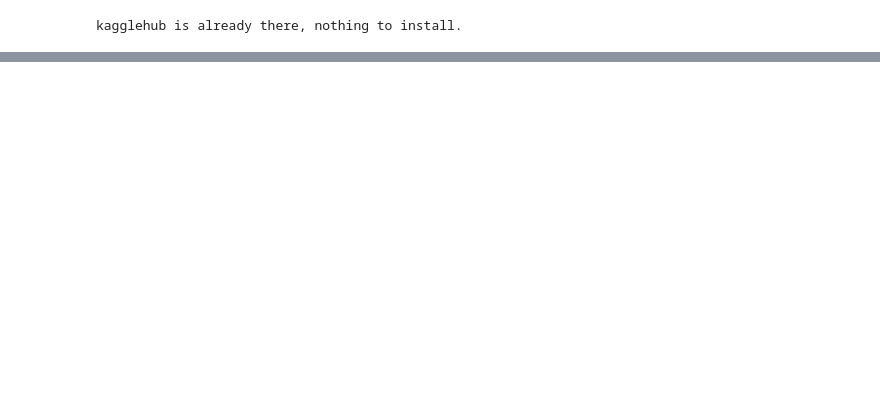
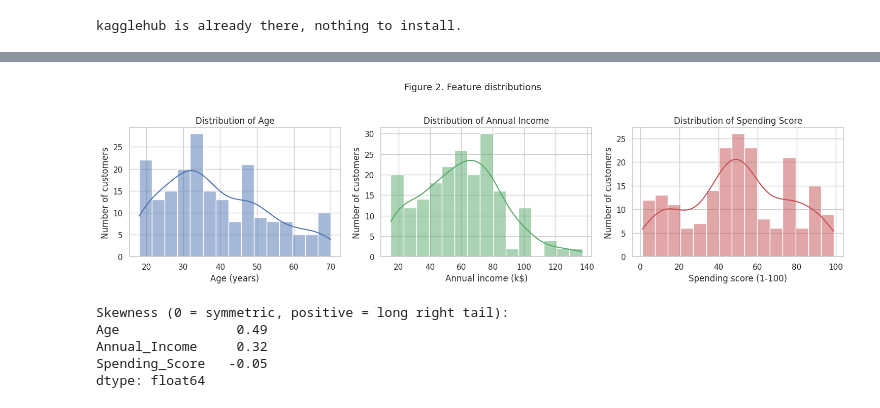
Before and after one commit to emysanceo/AsikonML, a Jupyter notebook: ASIKON_Mall_Customer_Segmentation.ipynb, the cells around one changed output, grey strips where cells are left out. Drawn from its saved outputs; the diff is of its cells as text; code cells hidden in the pictures; blank space fills up the shorter version.

```diff
--- a/ASIKON_Mall_Customer_Segmentation.ipynb
+++ b/ASIKON_Mall_Customer_Segmentation.ipynb
@@ -60,0 +125,28 @@ Data loaded! Shape: (200, 5)
+# %%
+def find_column(data, keywords, exact=False):
+    # Return the first column whose name matches one of the keywords
+    for col in data.columns:
+        name = str(col).strip().lower()
+        for key in keywords:
+            if (exact and name == key) or ((not exact) and key in name):
+                return col
+    return None
+
+found = {
+    "CustomerID":     find_column(df_raw, ["customerid", "customer_id", "customer id"]),
+    "Gender":         find_column(df_raw, ["genre", "gender", "sex"]),
+    "Age":            find_column(df_raw, ["age"], exact=True),
+    "Annual_Income":  find_column(df_raw, ["income"]),
+    "Spending_Score": find_column(df_raw, ["spending"]),
+}
+
+missing_required = [k for k in ["Age", "Annual_Income", "Spending_Score"] if found[k] is None]
+if missing_required:
+    raise KeyError(f"Could not find {missing_required}. Real columns are: {list(df_raw.columns)}")
+
+print("New name  <-  original name")
+for new_name, old_name in found.items():
+    print(f"{new_name:15s} <- {old_name}")
+
+df = df_raw.rename(columns={old: new for new, old in found.items() if old is not None}).copy()
+display(df.head())
@@ -60,0 +271,24 @@ Data loaded! Shape: (200, 5)
+# %%
+numeric_cols = ["Age", "Annual_Income", "Spending_Score"]
+nice_names = {"Age": "Age (years)",
+              "Annual_Income": "Annual income (k$)",
+              "Spending_Score": "Spending score (1-100)"}
+
+fig, axes = plt.subplots(1, 3, figsize=(15, 4))
+for ax, col, colour in zip(axes, numeric_cols, ["#4C72B0", "#55A868", "#C44E52"]):
+    sns.histplot(df[col], bins=15, kde=True, color=colour, ax=ax)
+    ax.set_title(f"Distribution of {col.replace('_', ' ')}")
+    ax.set_xlabel(nice_names[col])
+    ax.set_ylabel("Number of customers")
+fig.suptitle("Figure 2. Feature distributions", fontsize=13, y=1.03)
+save_and_show("fig02_distributions")
+
+print("Skewness (0 = symmetric, positive = long right tail):")
+print(df[numeric_cols].skew().round(2))
+# %% [output]
+[figure, added]
+Skewness (0 = symmetric, positive = long right tail):
+Age               0.49
+Annual_Income     0.32
+Spending_Score   -0.05
+dtype: float64
```
Also changed, not shown: parts of 65 cells of this notebook, 4 other files.
